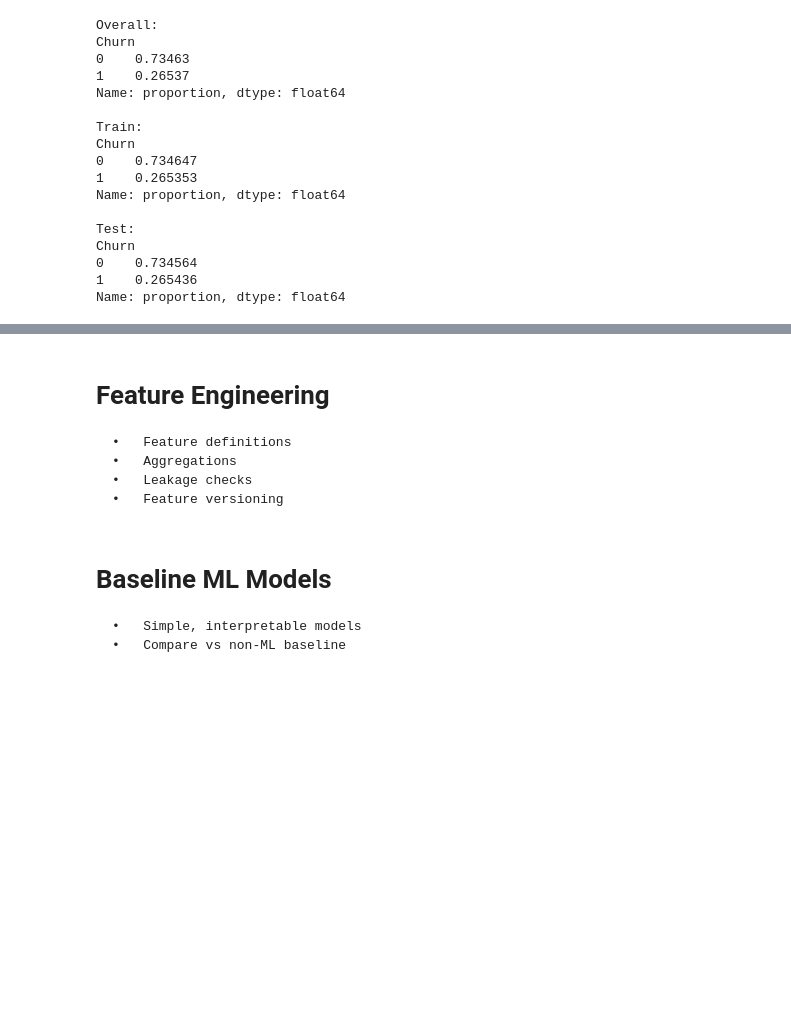
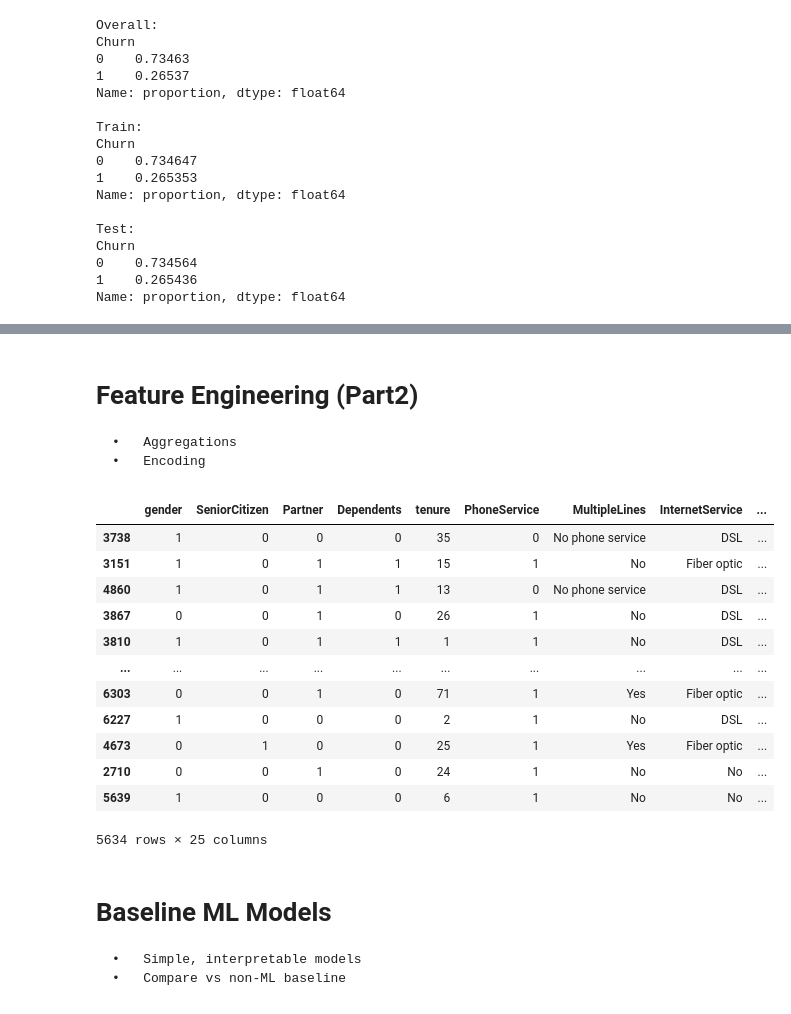
Before and after one commit to siddmkrj/telco_churn_detection, a Jupyter notebook: churn_detection.ipynb, the cells around one changed output, grey strips where cells are left out. Drawn from its saved outputs; the diff is of its cells as text; code cells hidden in the pictures; blank space fills up the shorter version.

```diff
--- a/churn_detection.ipynb
+++ b/churn_detection.ipynb
@@ -235,7 +311,7 @@ df_cleaned.head()
 Since there is no timestamps in the data, we will do a stratified split
 # %%
 X = df_cleaned.drop('Churn', axis=1)
-y = df_cleaned['Churn'].map({'Yes': 1, 'No': 0})
+y = df_cleaned['Churn']
 
 X_train, X_test, y_train, y_test = train_test_split(X, y, test_size=0.2, random_state=42, stratify=y)
 # %%
@@ -276,6 +377,56 @@ for train_idx, val_idx in skf.split(X, y):
 # %% [markdown]
-# Feature Engineering
-	•	Feature definitions
+# Feature Engineering (Part2)
+
 	•	Aggregations
-	•	Leakage checks
-	•	Feature versioning
+	•	Encoding
+# %%
+def feature_engineering(df):
+    df = df.copy()
+
+    # tenure buckets
+    df['tenure_bucket'] = pd.cut(
+        df['tenure'],
+        bins=[-1, 6, 12, 24, 48, 72, np.inf],
+        labels=['0-6', '7-12', '13-24', '25-48', '49-72', '72+']
+    )
+
+    # price per tenure (avoid divide by zero)
+    df['charges_per_tenure'] = df['MonthlyCharges'] / (df['tenure'] + 1)
+
+    # add-on counts
+    addon_cols = [
+        'OnlineSecurity', 'OnlineBackup',
+        'DeviceProtection', 'TechSupport',
+        'StreamingTV', 'StreamingMovies'
+    ]
+    df['addon_count'] = df[addon_cols].apply(lambda x: (x == 'Yes').sum(), axis=1)
+
+    # risk flags (rule-inspired)
+    df['is_short_tenure'] = (df['tenure'] <= 12).astype('int8')
+    df['is_high_charge'] = (df['MonthlyCharges'] >= 80).astype('int8')
+    df['is_monthly_contract'] = (df['Contract'] == 'Month-to-month').astype('int8')
+    df['no_security_support'] = (
+        (df['OnlineSecurity'] == 'No') & (df['TechSupport'] == 'No')
+    ).astype('int8')
+
+    return df
+
+
+X_train_fe = feature_engineering(X_train)
+X_test_fe  = feature_engineering(X_test)
+# %%
+X_train_fe
+# %% [output]
+|  | gender | SeniorCitizen | Partner | Dependents | tenure | PhoneService | MultipleLines | InternetService | ... |
+| 3738 | 1 | 0 | 0 | 0 | 35 | 0 | No phone service | DSL | ... |
+| 3151 | 1 | 0 | 1 | 1 | 15 | 1 | No | Fiber optic | ... |
+| 4860 | 1 | 0 | 1 | 1 | 13 | 0 | No phone service | DSL | ... |
+| 3867 | 0 | 0 | 1 | 0 | 26 | 1 | No | DSL | ... |
+| 3810 | 1 | 0 | 1 | 1 | 1 | 1 | No | DSL | ... |
+| ... | ... | ... | ... | ... | ... | ... | ... | ... | ... |
+| 6303 | 0 | 0 | 1 | 0 | 71 | 1 | Yes | Fiber optic | ... |
+| 6227 | 1 | 0 | 0 | 0 | 2 | 1 | No | DSL | ... |
+| 4673 | 0 | 1 | 0 | 0 | 25 | 1 | Yes | Fiber optic | ... |
+| 2710 | 0 | 0 | 1 | 0 | 24 | 1 | No | No | ... |
+| 5639 | 1 | 0 | 0 | 0 | 6 | 1 | No | No | ... |
+5634 rows × 25 columns
```
Also changed, not shown: parts of 10 cells of this notebook.
